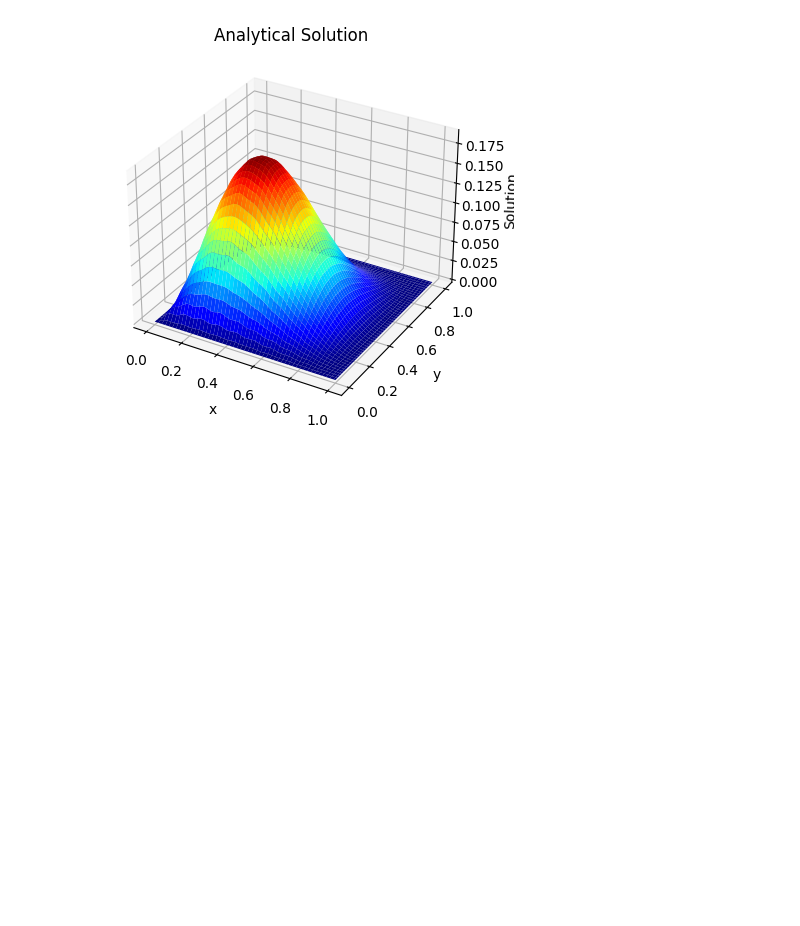
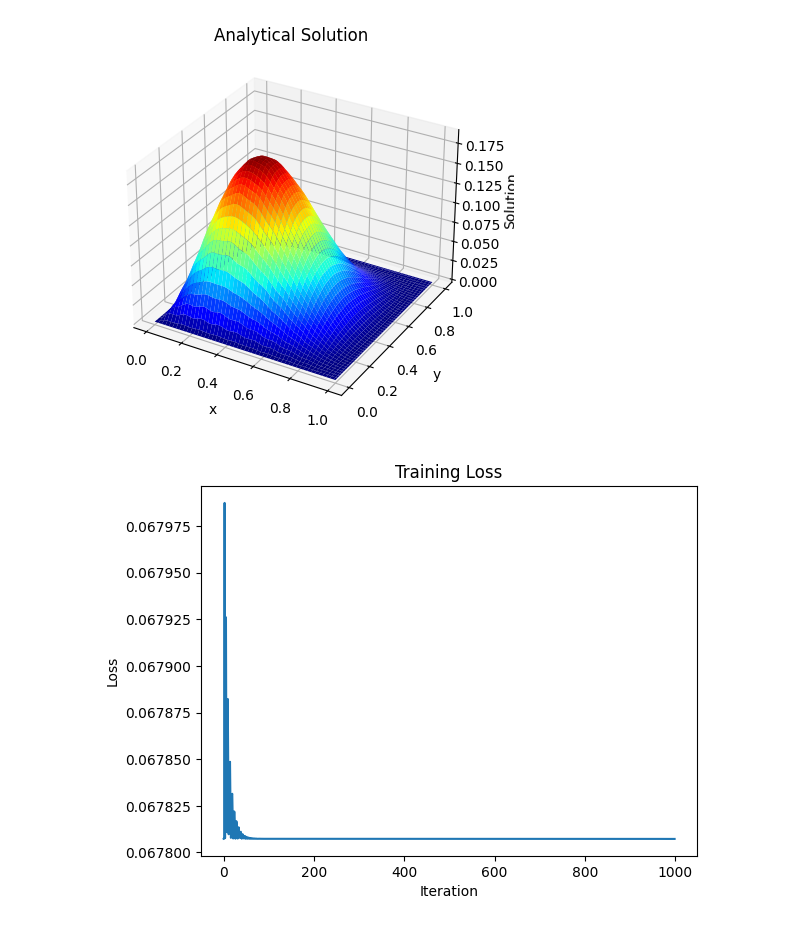
Before and after one commit to MarkovChainMC/PINN, a Jupyter notebook: PINN_for_Poisson_and_Analytical_Check.ipynb, the cells around one changed output. Cells and saved outputs as stored; diff of their text form; code cells hidden in the pictures; blank space fills up the shorter version.

```diff
--- a/PINN_for_Poisson_and_Analytical_Check.ipynb
+++ b/PINN_for_Poisson_and_Analytical_Check.ipynb
@@ -49,0 +107,4 @@ plt.show()
+# %%
+# Define the source function
+def source(x, y):
+    return tf.sin(x) * tf.sin(y)
@@ -49,0 +143,33 @@ plt.show()
+# %%
+# Define the optimizer
+optimizer = tf.keras.optimizers.Adam(learning_rate=0.001)
+
+# Define the number of training iterations
+num_iterations = 1000
+
+# Lists to store the loss values and predicted solutions
+loss_history = []
+
+# Training loop for the PINN model
+for iteration in range(num_iterations):
+    with tf.GradientTape() as tape:
+        # Compute the loss and the predicted solution
+        loss, u_pred_interior = custom_loss(x_interior, y_interior, x_boundary, y_boundary, model)
+        loss_history.append(loss)
+
+    # Compute the gradients
+    gradients = tape.gradient(loss, model.trainable_variables)
+
+    # Update the model parameters
+    optimizer.apply_gradients(zip(gradients, model.trainable_variables))
+# %%
+# Plot the loss history
+
+plt.figure()
+plt.plot(loss_history)
+plt.xlabel("Iteration")
+plt.ylabel("Loss")
+plt.title("Training Loss")
+plt.show()
+# %% [output]
+[figure, added]
```
Also changed, not shown: parts of 6 cells of this notebook.
